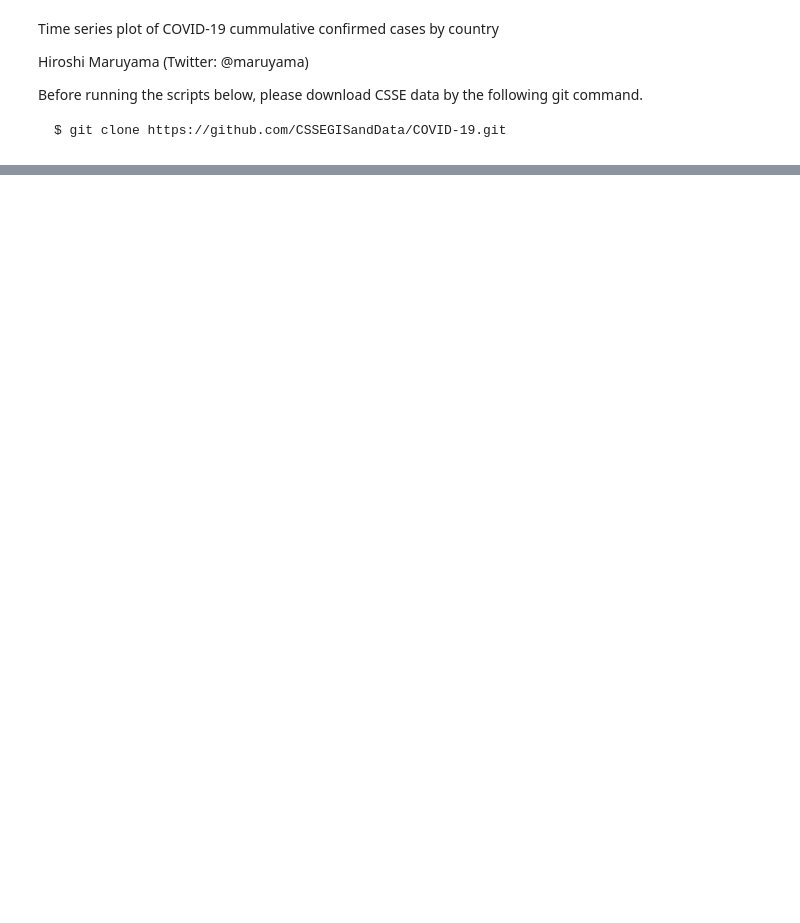
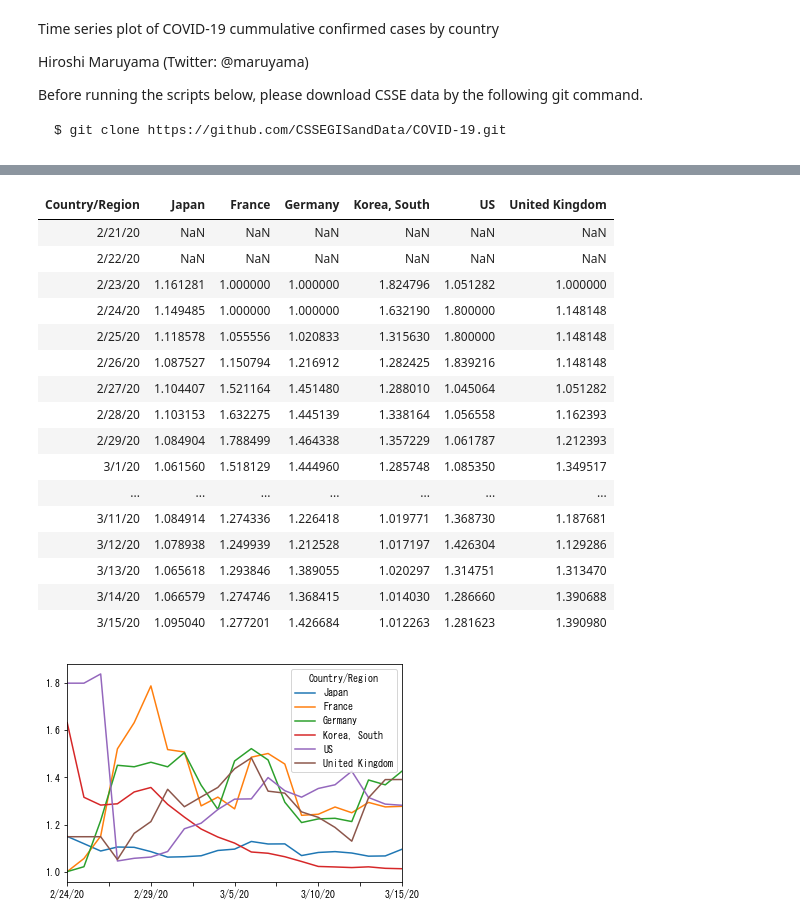
Before and after one commit to personal-hm2/coronavirus_model, a Jupyter notebook: COVID-19 Plot.ipynb, the cells around one changed output, grey strips where cells are left out. Drawn from its saved outputs; the diff is of its cells as text; code cells hidden in the pictures; blank space fills up the shorter version.

```diff
--- a/COVID-19 Plot.ipynb
+++ b/COVID-19 Plot.ipynb
@@ -35,0 +55,29 @@ np.log10(t).plot()
+# %%
+# 日次再生算数R（３日間の移動平均）をプロット
+# Daily reproduction rate (moving average of windows size = 3)
+countries = ("Japan", "France", "Germany", "Korea, South", "US", "United Kingdom")
+# countries = ("Japan", "France", "Germany", "US", "Singapore", "United Kingdom", "Spain", "Switzerland")
+window = 3
+daily_r = country_df[country_df[last_date] > 300].T.pct_change() + 1.0
+daily_r.iloc[30:].loc[:, countries].rolling(window).mean().iloc[3:].plot()
+daily_r.iloc[30:].loc[:, countries].rolling(window).mean()
+# daily_r.iloc[30:].rolling(window).mean().plot()
+# %% [output]
+| Country/Region | Japan | France | Germany | Korea, South | US | United Kingdom |
+| 2/21/20 | NaN | NaN | NaN | NaN | NaN | NaN |
+| 2/22/20 | NaN | NaN | NaN | NaN | NaN | NaN |
+| 2/23/20 | 1.161281 | 1.000000 | 1.000000 | 1.824796 | 1.051282 | 1.000000 |
+| 2/24/20 | 1.149485 | 1.000000 | 1.000000 | 1.632190 | 1.800000 | 1.148148 |
+| 2/25/20 | 1.118578 | 1.055556 | 1.020833 | 1.315630 | 1.800000 | 1.148148 |
+| 2/26/20 | 1.087527 | 1.150794 | 1.216912 | 1.282425 | 1.839216 | 1.148148 |
+| 2/27/20 | 1.104407 | 1.521164 | 1.451480 | 1.288010 | 1.045064 | 1.051282 |
+| 2/28/20 | 1.103153 | 1.632275 | 1.445139 | 1.338164 | 1.056558 | 1.162393 |
+| 2/29/20 | 1.084904 | 1.788499 | 1.464338 | 1.357229 | 1.061787 | 1.212393 |
+| 3/1/20 | 1.061560 | 1.518129 | 1.444960 | 1.285748 | 1.085350 | 1.349517 |
+| ... | ... | ... | ... | ... | ... | ... |
+| 3/11/20 | 1.084914 | 1.274336 | 1.226418 | 1.019771 | 1.368730 | 1.187681 |
+| 3/12/20 | 1.078938 | 1.249939 | 1.212528 | 1.017197 | 1.426304 | 1.129286 |
+| 3/13/20 | 1.065618 | 1.293846 | 1.389055 | 1.020297 | 1.314751 | 1.313470 |
+| 3/14/20 | 1.066579 | 1.274746 | 1.368415 | 1.014030 | 1.286660 | 1.390688 |
+| 3/15/20 | 1.095040 | 1.277201 | 1.426684 | 1.012263 | 1.281623 | 1.390980 |
+[figure, added]
```
Also changed, not shown: parts of 3 cells of this notebook.
